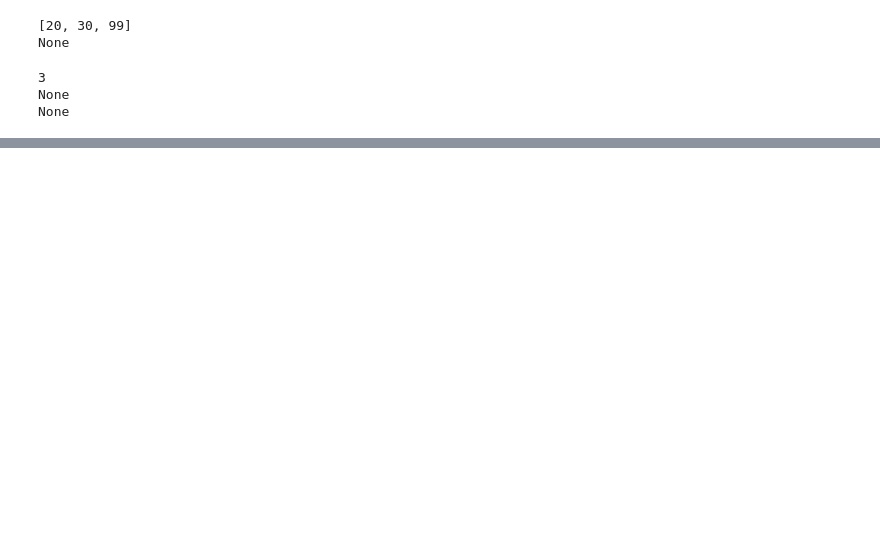
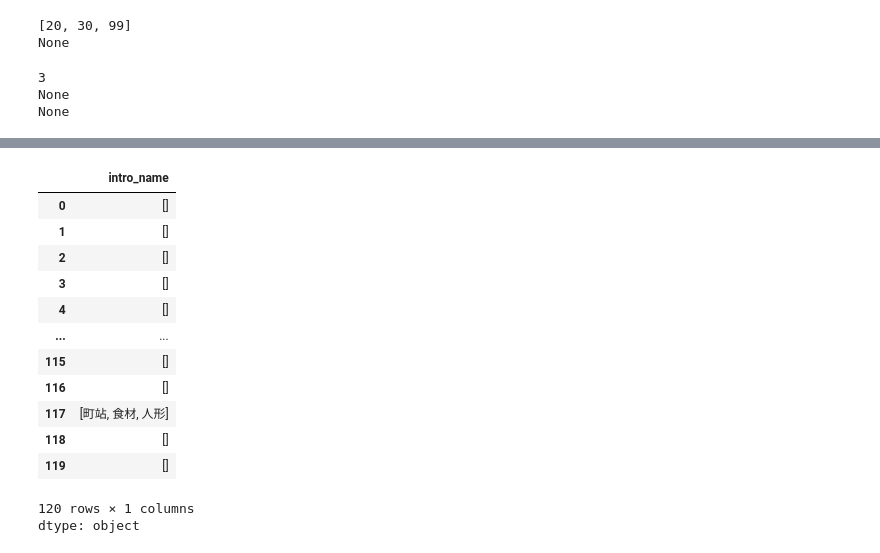
Before and after one commit to Emilyoyoyoyoyo/Tibame-practice, a Jupyter notebook: Tibame.ipynb, the cells around one changed output, grey strips where cells are left out. Saved outputs shown, nothing was run; the diff lists cells and outputs as text; code cells hidden in the pictures; blank space fills up the shorter version.

```diff
--- a/Tibame.ipynb
+++ b/Tibame.ipynb
@@ -942,0 +1201,12 @@ None
+# %%
+# 設置
+import jieba
+import urllib.request as req
+url = "https://github.com/fxsjy/jieba/raw/master/extra_dict/dict.txt.big"
+req.urlretrieve(url, "dict")
+jieba.set_dictionary("dict") #採用jieba database
+
+# 使用者辭典，自己創一個資料集放到github匯入
+extra_url = "https://github.com/Elwing-Chou/tibame1224/raw/refs/heads/main/extra.dict.txt"
+req.urlretrieve(extra_url, "extra.dict.txt")
+jieba.load_userdict("extra.dict.txt")   #匯入自己的辭典
@@ -942,0 +1277,21 @@ None
+# %%
+def func(s):
+    keywords = jieba.analyse.extract_tags(s, allowPOS=["n", "nr", "ns", "nt", "nz"])
+    return list (keywords)
+
+df["intro_name"].apply(func)
+# %% [output]
+|  | intro_name |
+| 0 | [] |
+| 1 | [] |
+| 2 | [] |
+| 3 | [] |
+| 4 | [] |
+| ... | ... |
+| 115 | [] |
+| 116 | [] |
+| 117 | [町站, 食材, 人形] |
+| 118 | [] |
+| 119 | [] |
+120 rows × 1 columns
+dtype: object
```
Also changed, not shown: parts of 22 cells of this notebook.
